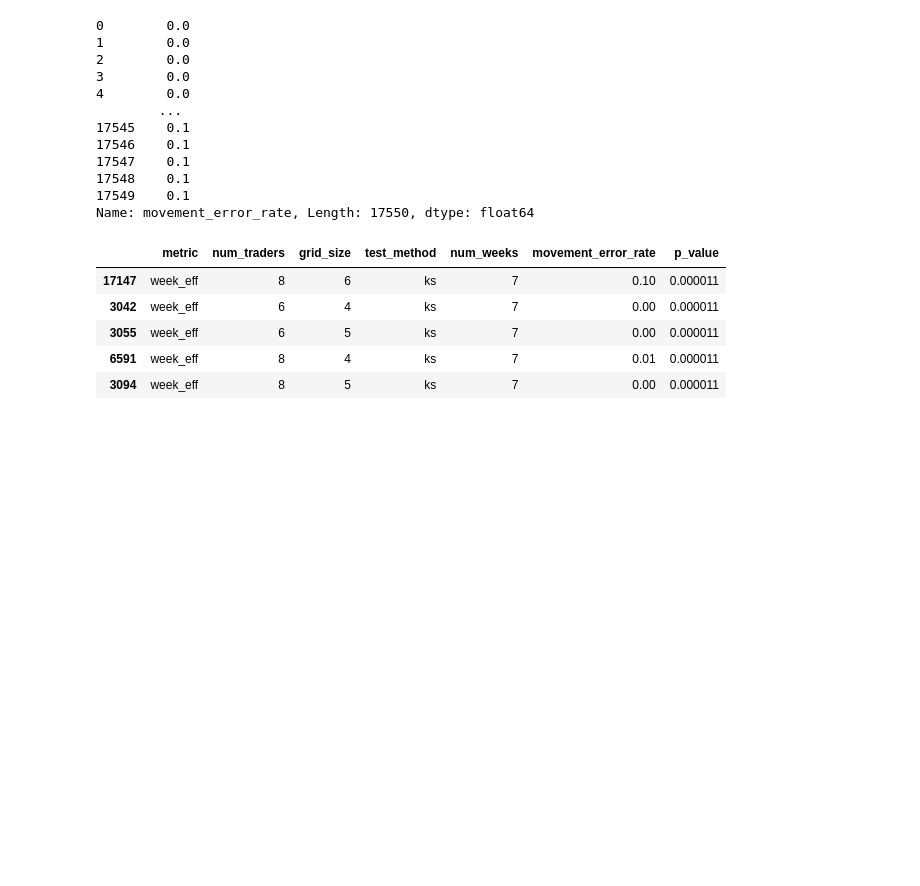
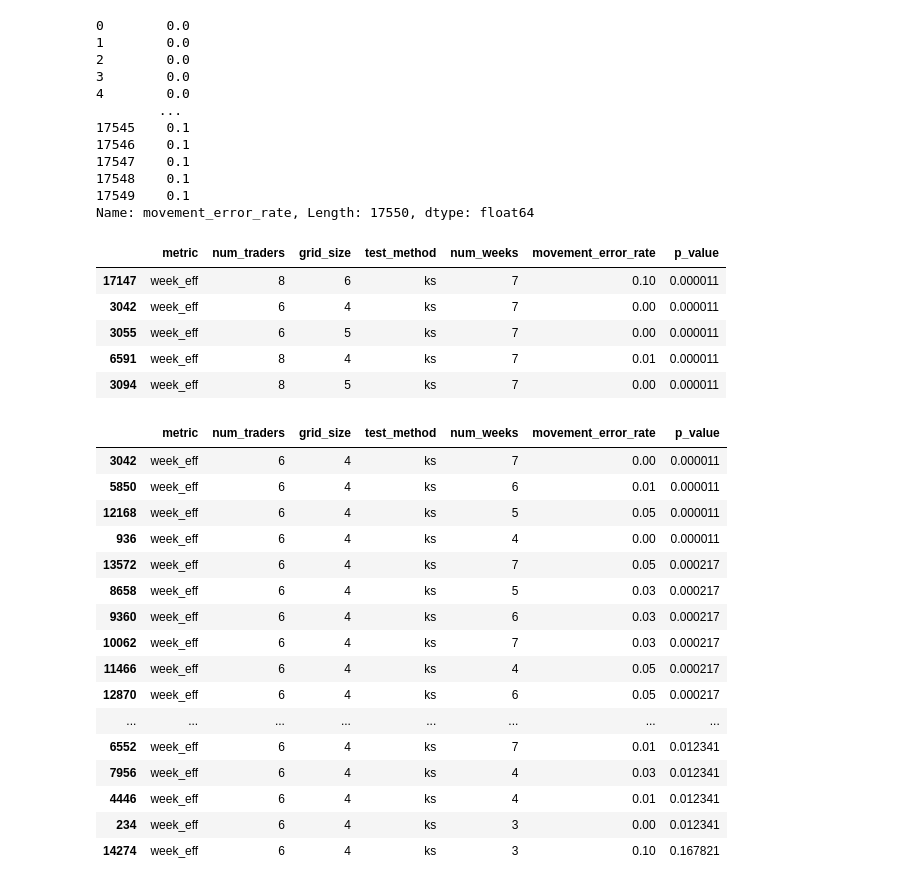
Before and after one commit to Kmccabe/dm_markets, a Jupyter notebook: modules_vCOVID/notebooks/dm_test_small_grid.ipynb, the cells around one changed output. Saved outputs shown, nothing was run; the diff lists cells and outputs as text; code cells hidden in the pictures; blank space fills up the shorter version.

```diff
--- a/modules_vCOVID/notebooks/dm_test_small_grid.ipynb
+++ b/modules_vCOVID/notebooks/dm_test_small_grid.ipynb
@@ -2969,7 +2967,7 @@ Name: movement_error_rate, Length: 17550, dtype: float64
 ac_e_cols = ['metric', 'num_traders', 'grid_size', 'window_size', 'min_trades', 'test_method', 'num_weeks', 'movement_error_rate', 'p_value']
 n_ac_e_cols = ['metric', 'num_traders', 'grid_size', 'test_method', 'num_weeks', 'movement_error_rate', 'p_value']
 # Limiting to efficiency, window_size = 7, min_trades = 1, test_method = 'ks'
-sort_a = across_df[(across_df['metric']=='week_eff')&(across_df['window_size']==7)&(across_df['min_trades']==1)&(across_df['test_method']=='ks')].sort_values(by='p_value', ascending=True)
+sort_a = ac_test[(ac_test['metric']=='week_eff')&(ac_test['window_size']==7)&(ac_test['min_trades']==1)&(ac_test['test_method']=='ks')].sort_values(by='p_value', ascending=True)
 sort_a.head()[n_ac_e_cols]
 # %% [output]
 |  | metric | num_traders | grid_size | test_method | num_weeks | movement_error_rate | p_value |
@@ -2978,3 +2976,23 @@ sort_a.head()[n_ac_e_cols]
 | 3055 | week_eff | 6 | 5 | ks | 7 | 0.00 | 0.000011 |
 | 6591 | week_eff | 8 | 4 | ks | 7 | 0.01 | 0.000011 |
 | 3094 | week_eff | 8 | 5 | ks | 7 | 0.00 | 0.000011 |
+# %%
+sort_a[(sort_a['num_traders']==6) & (sort_a['grid_size']==4)][n_ac_e_cols]
+# %% [output]
+|  | metric | num_traders | grid_size | test_method | num_weeks | movement_error_rate | p_value |
+| 3042 | week_eff | 6 | 4 | ks | 7 | 0.00 | 0.000011 |
+| 5850 | week_eff | 6 | 4 | ks | 6 | 0.01 | 0.000011 |
+| 12168 | week_eff | 6 | 4 | ks | 5 | 0.05 | 0.000011 |
+| 936 | week_eff | 6 | 4 | ks | 4 | 0.00 | 0.000011 |
+| 13572 | week_eff | 6 | 4 | ks | 7 | 0.05 | 0.000217 |
+| 8658 | week_eff | 6 | 4 | ks | 5 | 0.03 | 0.000217 |
+| 9360 | week_eff | 6 | 4 | ks | 6 | 0.03 | 0.000217 |
+| 10062 | week_eff | 6 | 4 | ks | 7 | 0.03 | 0.000217 |
+| 11466 | week_eff | 6 | 4 | ks | 4 | 0.05 | 0.000217 |
+| 12870 | week_eff | 6 | 4 | ks | 6 | 0.05 | 0.000217 |
+| ... | ... | ... | ... | ... | ... | ... | ... |
+| 6552 | week_eff | 6 | 4 | ks | 7 | 0.01 | 0.012341 |
+| 7956 | week_eff | 6 | 4 | ks | 4 | 0.03 | 0.012341 |
+| 4446 | week_eff | 6 | 4 | ks | 4 | 0.01 | 0.012341 |
+| 234 | week_eff | 6 | 4 | ks | 3 | 0.00 | 0.012341 |
+| 14274 | week_eff | 6 | 4 | ks | 3 | 0.10 | 0.167821 |
```
Also changed, not shown: parts of 16 cells of this notebook.
